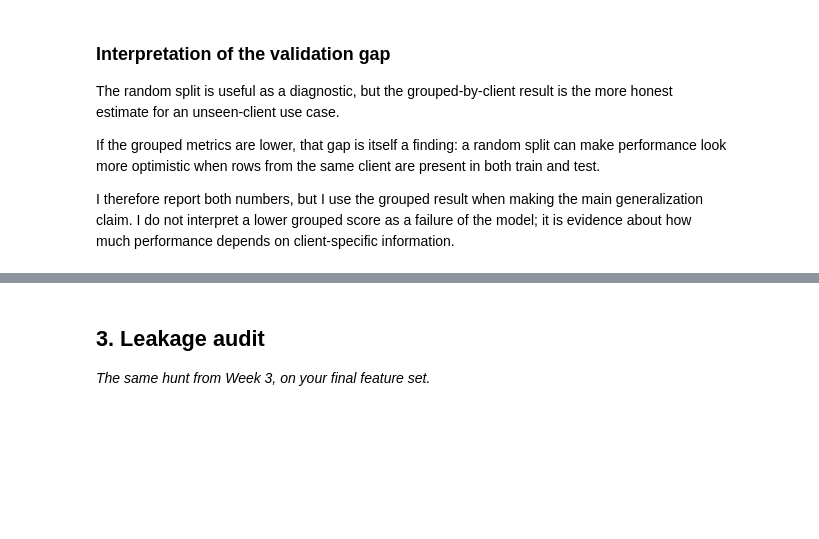
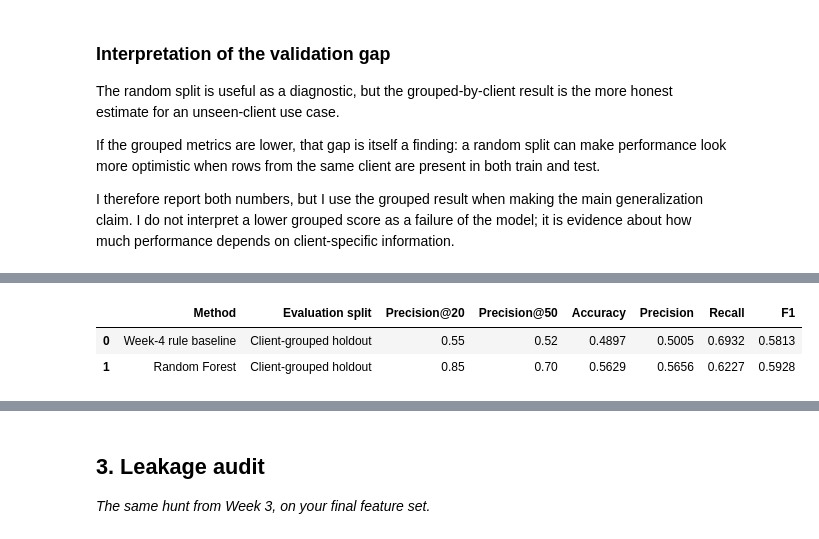
Before and after one commit to RaihanBasha7/flyrank-ml-internship, a Jupyter notebook: work/notebooks/w06_validation_audit.ipynb, the cells around one changed output, grey strips where cells are left out. Saved outputs shown, nothing was run; the diff lists cells and outputs as text; code cells hidden in the pictures; blank space fills up the shorter version.

```diff
--- a/work/notebooks/w06_validation_audit.ipynb
+++ b/work/notebooks/w06_validation_audit.ipynb
@@ -258,0 +414,34 @@ I therefore report both numbers, but I use the grouped result when making the ma
+# %%
+# ============================================================
+# CANONICAL MODEL vs BASELINE COMPARISON
+# Same grouped client holdout
+# ============================================================
+
+model_vs_baseline = pd.DataFrame([
+    {
+        "Method": "Week-4 rule baseline",
+        "Evaluation split": "Client-grouped holdout",
+        "Precision@20": baseline_p20,
+        "Precision@50": baseline_p50,
+        "Accuracy": baseline_accuracy,
+        "Precision": baseline_precision,
+        "Recall": baseline_recall,
+        "F1": baseline_f1,
+    },
+    {
+        "Method": "Random Forest",
+        "Evaluation split": "Client-grouped holdout",
+        "Precision@20": group_result["Precision@20"],
+        "Precision@50": group_result["Precision@50"],
+        "Accuracy": group_result["Accuracy"],
+        "Precision": group_result["Precision"],
+        "Recall": group_result["Recall"],
+        "F1": group_result["F1"],
+    }
+])
+
+display(model_vs_baseline.round(4))
+# %% [output]
+|  | Method | Evaluation split | Precision@20 | Precision@50 | Accuracy | Precision | Recall | F1 |
+| 0 | Week-4 rule baseline | Client-grouped holdout | 0.55 | 0.52 | 0.4897 | 0.5005 | 0.6932 | 0.5813 |
+| 1 | Random Forest | Client-grouped holdout | 0.85 | 0.70 | 0.5629 | 0.5656 | 0.6227 | 0.5928 |
```
Also changed, not shown: parts of 5 cells of this notebook.
